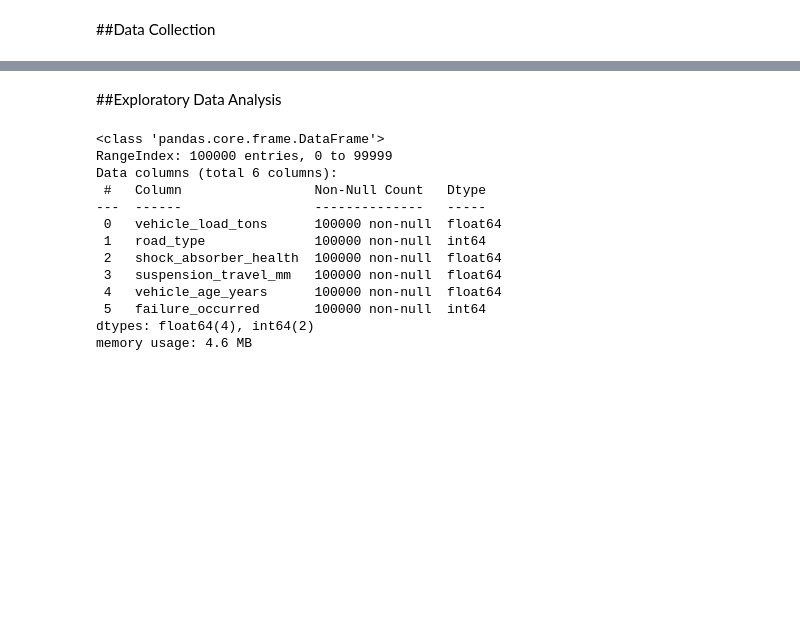
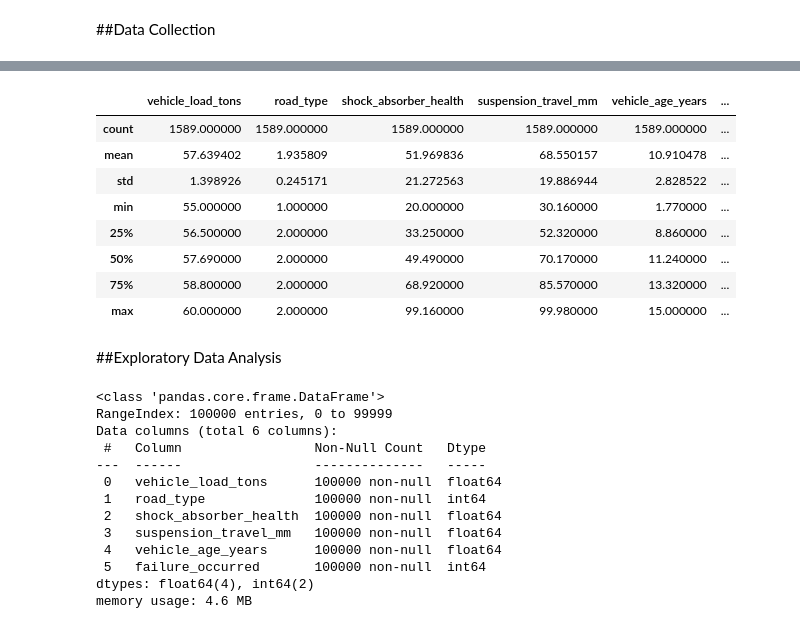
Before and after one commit to JayachandranSA/Suspension_Failure_Prediction, a Jupyter notebook: Suspension_Failure_Prediction.ipynb, the cells around one changed output, grey strips where cells are left out. Cells and saved outputs as stored; diff of their text form; code cells hidden in the pictures; blank space fills up the shorter version.

```diff
--- a/Suspension_Failure_Prediction.ipynb
+++ b/Suspension_Failure_Prediction.ipynb
@@ -56,3 +82,15 @@ df.head()
+# %%
+df[(df['failure_occurred']==1)&(df['vehicle_load_tons']>=55)].describe()
+# %% [output]
+|  | vehicle_load_tons | road_type | shock_absorber_health | suspension_travel_mm | vehicle_age_years | ... |
+| count | 1589.000000 | 1589.000000 | 1589.000000 | 1589.000000 | 1589.000000 | ... |
+| mean | 57.639402 | 1.935809 | 51.969836 | 68.550157 | 10.910478 | ... |
+| std | 1.398926 | 0.245171 | 21.272563 | 19.886944 | 2.828522 | ... |
+| min | 55.000000 | 1.000000 | 20.000000 | 30.160000 | 1.770000 | ... |
+| 25% | 56.500000 | 2.000000 | 33.250000 | 52.320000 | 8.860000 | ... |
+| 50% | 57.690000 | 2.000000 | 49.490000 | 70.170000 | 11.240000 | ... |
+| 75% | 58.800000 | 2.000000 | 68.920000 | 85.570000 | 13.320000 | ... |
+| max | 60.000000 | 2.000000 | 99.160000 | 99.980000 | 15.000000 | ... |
 # %% [markdown]
 ##Exploratory Data Analysis
 # %%
```
Also changed, not shown: parts of 18 cells of this notebook.
